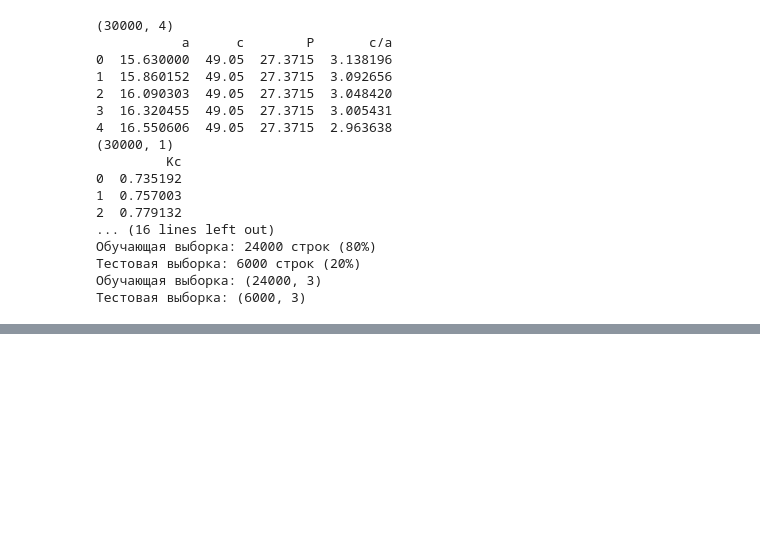
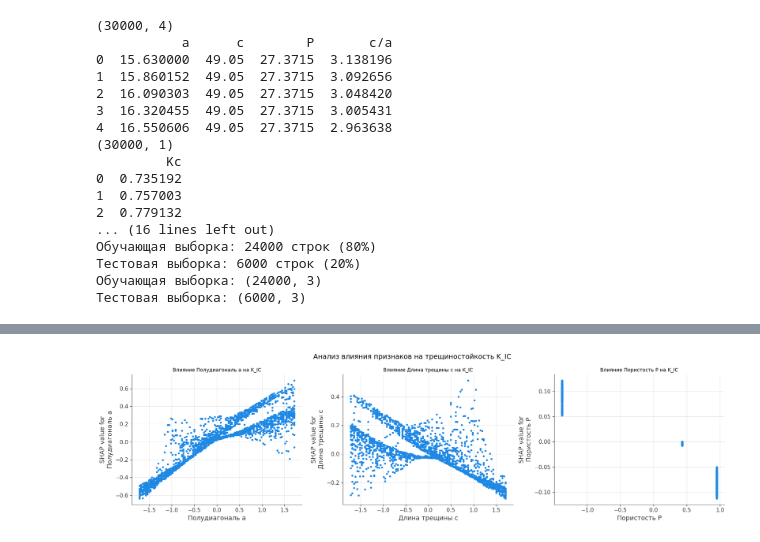
Before and after one commit to wiuver/Practice, a Jupyter notebook: Practice.ipynb, the cells around one changed output, grey strips where cells are left out. Saved outputs shown, nothing was run; the diff lists cells and outputs as text; code cells hidden in the pictures; blank space fills up the shorter version.

```diff
--- a/Practice.ipynb
+++ b/Practice.ipynb
@@ -381,0 +523,23 @@ plt.show()
+# %%
+n_features = len(feature_names)
+fig, axes = plt.subplots(1, n_features, figsize=(6*n_features, 5))
+
+if n_features == 1:
+    axes = [axes]
+
+for idx, feature in enumerate(feature_names):
+    shap.dependence_plot(
+        idx, shap_values, X_test_sample,
+        feature_names=feature_names,
+        ax=axes[idx], show=False,
+        interaction_index=None
+        )
+    axes[idx].set_title(f'Влияние {feature} на K_IC', fontsize=10)
+    axes[idx].grid(True, alpha=0.3)
+
+plt.suptitle('Анализ влияния признаков на трещиностойкость K_IC', fontsize=14)
+plt.tight_layout()
+
+plt.show()
+# %% [output]
+[figure, added]
```
Also changed, not shown: parts of 16 cells of this notebook.
